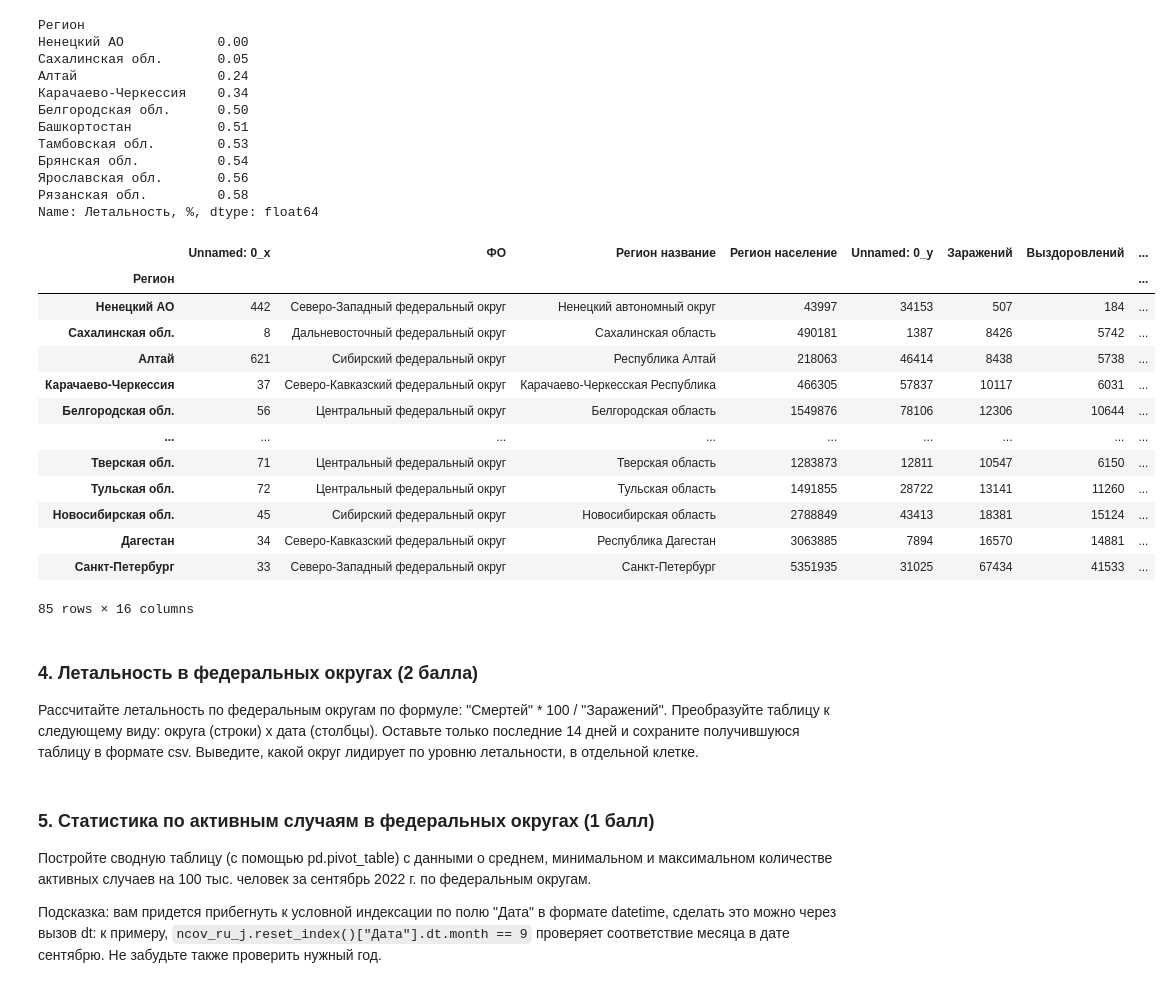
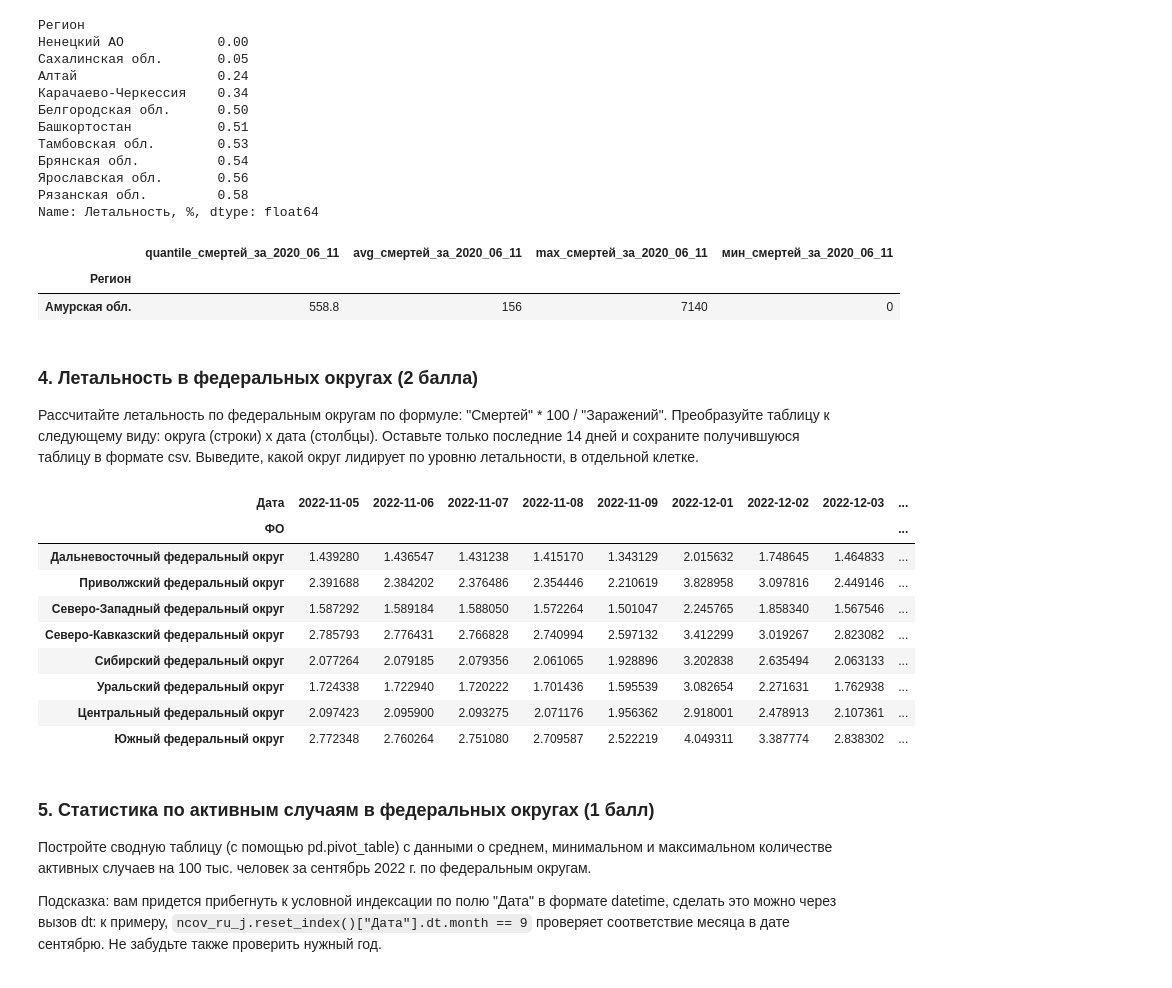
Before and after one commit to vovademar/MML, a Jupyter notebook: HW1/Вальдемар Сергеевич Медведев - ДЗ_1_Работа_с_Pandas.ipynb, the cells around one changed output. Cells and saved outputs as stored; diff of their text form; code cells hidden in the pictures.

Commit message:
task4

```diff
--- a/HW1/Вальдемар Сергеевич Медведев - ДЗ_1_Работа_с_Pandas.ipynb
+++ b/HW1/Вальдемар Сергеевич Медведев - ДЗ_1_Работа_с_Pandas.ipynb
@@ -172,37 +196,25 @@ ncov_ru_j.xs('2020-06-11', level = 'Дата')['Летальность, %'].sort
 Рязанская обл.         0.58
 Name: Летальность, %, dtype: float64
 # %%
-from audioop import avg
 from statistics import median, quantiles
 
 
 a = ncov_ru_j.xs('2020-06-11', level = 'Дата')
 #a.groupby('Летальность, %').agg(['min', 'max', 'mean','median', 'sum'])
 #a = a.assign(min = a['Летальность, %'])
 a = a.assign(мин_смертей_за_2020_06_11 = min(a['Смертей']))
 a = a.assign(max_смертей_за_2020_06_11 = max(a['Смертей']))
 a = a.assign(avg_смертей_за_2020_06_11 = median(a['Смертей']))
 a = a.assign(quantile_смертей_за_2020_06_11 = a['Смертей'].quantile(.90))
-a
-
+#a[['quantile_смертей_за_2020_06_11', 'avg_смертей_за_2020_06_11', 'max_смертей_за_2020_06_11', 'мин_смертей_за_2020_06_11']].head(1)
+a[['quantile_смертей_за_2020_06_11', 'avg_смертей_за_2020_06_11', 'max_смертей_за_2020_06_11', 'мин_смертей_за_2020_06_11']].head(1)
 
 #a[['min', 'max', 'mean','median']]
 #a[['Летальность, %']]
 # %% [output]
-|  | Unnamed: 0_x | ФО | Регион название | Регион население | Unnamed: 0_y | Заражений | Выздоровлений | ... |
-| Регион |  |  |  |  |  |  |  | ... |
-| Ненецкий АО | 442 | Северо-Западный федеральный округ | Ненецкий автономный округ | 43997 | 34153 | 507 | 184 | ... |
-| Сахалинская обл. | 8 | Дальневосточный федеральный округ | Сахалинская область | 490181 | 1387 | 8426 | 5742 | ... |
-| Алтай | 621 | Сибирский федеральный округ | Республика Алтай | 218063 | 46414 | 8438 | 5738 | ... |
-| Карачаево-Черкессия | 37 | Северо-Кавказский федеральный округ | Карачаево-Черкесская Республика | 466305 | 57837 | 10117 | 6031 | ... |
-| Белгородская обл. | 56 | Центральный федеральный округ | Белгородская область | 1549876 | 78106 | 12306 | 10644 | ... |
-| ... | ... | ... | ... | ... | ... | ... | ... | ... |
-| Тверская обл. | 71 | Центральный федеральный округ | Тверская область | 1283873 | 12811 | 10547 | 6150 | ... |
-| Тульская обл. | 72 | Центральный федеральный округ | Тульская область | 1491855 | 28722 | 13141 | 11260 | ... |
-| Новосибирская обл. | 45 | Сибирский федеральный округ | Новосибирская область | 2788849 | 43413 | 18381 | 15124 | ... |
-| Дагестан | 34 | Северо-Кавказский федеральный округ | Республика Дагестан | 3063885 | 7894 | 16570 | 14881 | ... |
-| Санкт-Петербург | 33 | Северо-Западный федеральный округ | Санкт-Петербург | 5351935 | 31025 | 67434 | 41533 | ... |
+|  | quantile_смертей_за_2020_06_11 | avg_смертей_за_2020_06_11 | max_смертей_за_2020_06_11 | мин_смертей_за_2020_06_11 |
+| Регион |  |  |  |  |
+| Амурская обл. | 558.8 | 156 | 7140 | 0 |
-85 rows × 16 columns
 # %% [markdown]
 ### 4. Летальность в федеральных округах (2 балла)
 
@@ -212,3 +222,21 @@ a
+# %%
+asd = ncov_ru_j.assign(Летальность_в_ФО = ncov_ru_j.Смертей * 100 / ncov_ru_j.Заражений)
+asd = asd.pivot_table(index='ФО', columns='Дата', values='Летальность_в_ФО')
+asd = asd.iloc[:, asd.shape[1]-14:asd.shape[1]]
+
+asd.to_csv('task4.scv')
+asd
+# %% [output]
+| Дата | 2022-11-05 | 2022-11-06 | 2022-11-07 | 2022-11-08 | 2022-11-09 | 2022-12-01 | 2022-12-02 | 2022-12-03 | ... |
+| ФО |  |  |  |  |  |  |  |  | ... |
+| Дальневосточный федеральный округ | 1.439280 | 1.436547 | 1.431238 | 1.415170 | 1.343129 | 2.015632 | 1.748645 | 1.464833 | ... |
+| Приволжский федеральный округ | 2.391688 | 2.384202 | 2.376486 | 2.354446 | 2.210619 | 3.828958 | 3.097816 | 2.449146 | ... |
+| Северо-Западный федеральный округ | 1.587292 | 1.589184 | 1.588050 | 1.572264 | 1.501047 | 2.245765 | 1.858340 | 1.567546 | ... |
+| Северо-Кавказский федеральный округ | 2.785793 | 2.776431 | 2.766828 | 2.740994 | 2.597132 | 3.412299 | 3.019267 | 2.823082 | ... |
+| Сибирский федеральный округ | 2.077264 | 2.079185 | 2.079356 | 2.061065 | 1.928896 | 3.202838 | 2.635494 | 2.063133 | ... |
+| Уральский федеральный округ | 1.724338 | 1.722940 | 1.720222 | 1.701436 | 1.595539 | 3.082654 | 2.271631 | 1.762938 | ... |
+| Центральный федеральный округ | 2.097423 | 2.095900 | 2.093275 | 2.071176 | 1.956362 | 2.918001 | 2.478913 | 2.107361 | ... |
+| Южный федеральный округ | 2.772348 | 2.760264 | 2.751080 | 2.709587 | 2.522219 | 4.049311 | 3.387774 | 2.838302 | ... |
 # %% [markdown]
 ### 5. Статистика по активным случаям в федеральных округах (1 балл)
 
```
Also changed, not shown: parts of 5 cells of this notebook, 1 other file.
